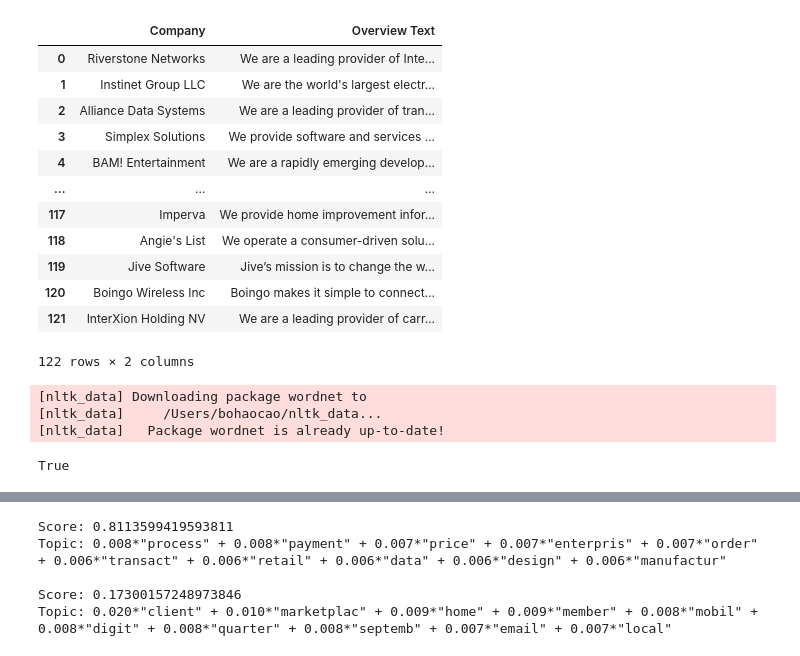
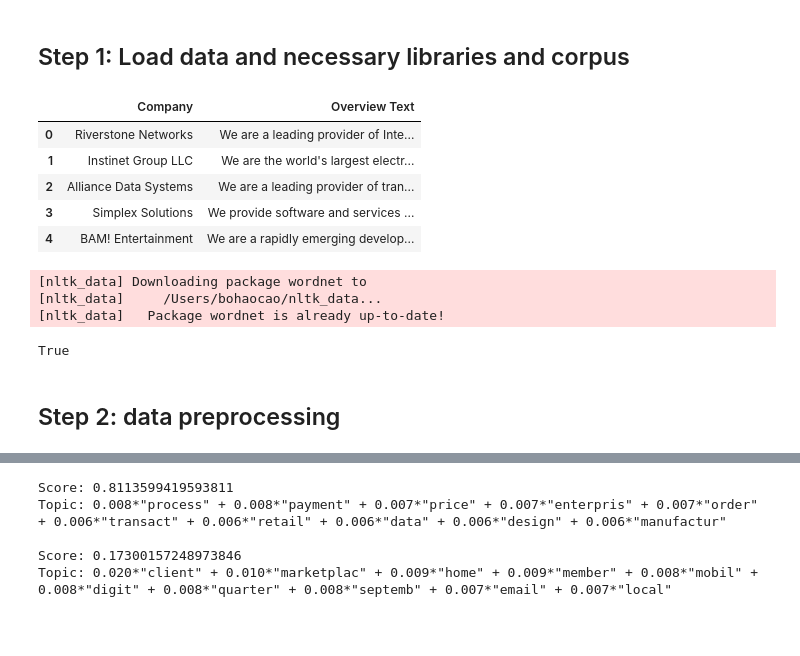
Before and after one commit to bohao-cao/uw-lda, a Jupyter notebook: lda.ipynb, the cells around one changed output, grey strips where cells are left out. Drawn from its saved outputs; the diff is of its cells as text; code cells hidden in the pictures; blank space fills up the shorter version.

```diff
--- a/lda.ipynb
+++ b/lda.ipynb
@@ -1 +17,3 @@
+# %% [markdown]
+## Step 1: Load data and necessary libraries and corpus
 # %%
@@ -6,21 +22,14 @@ import pandas as pd
 
 df = pd.read_csv("Sample 2001_2011/2001-2011-Table 1.csv")
 # %%
-df[['Company','Overview Text']]
+df[['Company','Overview Text']].head()
 # %% [output]
 |  | Company | Overview Text |
 | 0 | Riverstone Networks | We are a leading provider of Inte... |
 | 1 | Instinet Group LLC | We are the world's largest electr... |
 | 2 | Alliance Data Systems | We are a leading provider of tran... |
 | 3 | Simplex Solutions | We provide software and services ... |
 | 4 | BAM! Entertainment | We are a rapidly emerging develop... |
-| ... | ... | ... |
-| 117 | Imperva | We provide home improvement infor... |
-| 118 | Angie's List | We operate a consumer-driven solu... |
-| 119 | Jive Software | Jive’s mission is to change the w... |
-| 120 | Boingo Wireless Inc | Boingo makes it simple to connect... |
-| 121 | InterXion Holding NV | We are a leading provider of carr... |
-122 rows × 2 columns
 # %%
 import gensim
 from gensim.models import CoherenceModel
@@ -38,6 +47,8 @@ nltk.download('wordnet')
 [nltk_data]     /Users/bohaocao/nltk_data...
 [nltk_data]   Package wordnet is already up-to-date!
 True
+# %% [markdown]
+## Step 2: data preprocessing
 # %%
 stemmer = SnowballStemmer('english')
 def lemmatize_stemming(text):
```
Also changed, not shown: parts of 28 cells of this notebook, 6 other files.
